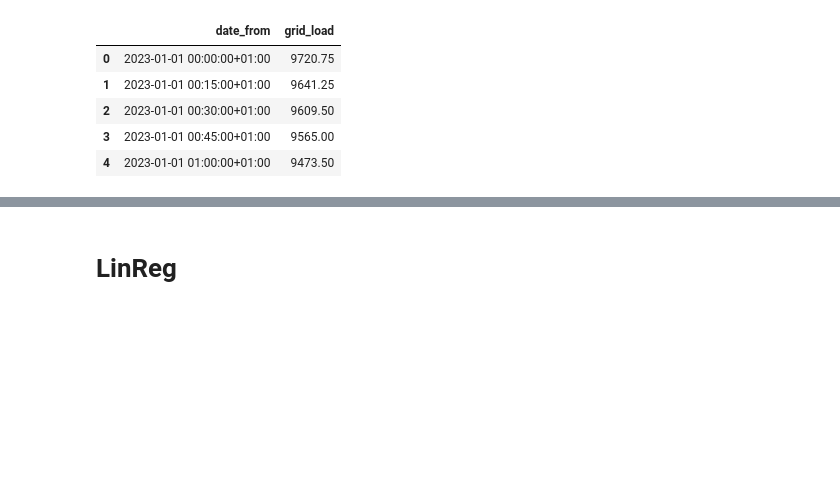
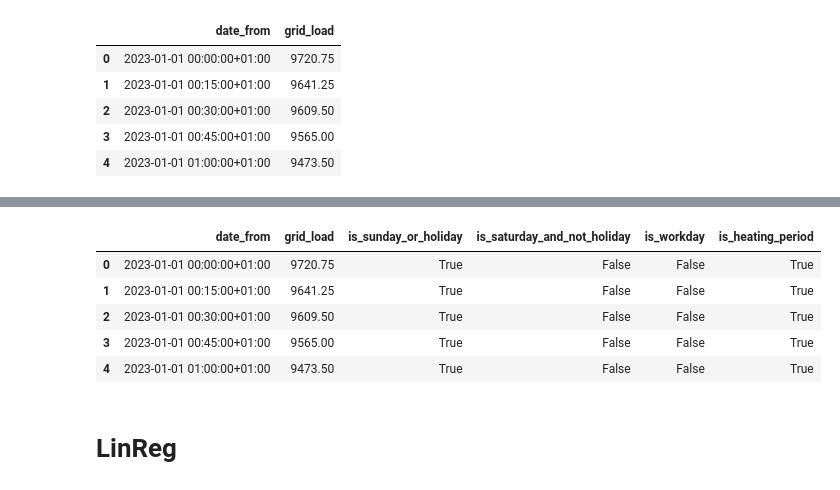
Before and after one commit to MischaDy/electricity-uq, a Jupyter notebook: energy_test.ipynb, the cells around one changed output, grey strips where cells are left out. Drawn from its saved outputs; the diff is of its cells as text; code cells hidden in the pictures; blank space fills up the shorter version.

```diff
--- a/energy_test.ipynb
+++ b/energy_test.ipynb
@@ -80 +58,15 @@ df.head()
+# %%
+# === add heating period ===
+
+# heating period is approx. from October to March, i.e. not April (4) to September (9)
+df = df.assign(is_heating_period=df.date_from.map(lambda ts: ts.month not in range(4, 9+1)))
+
+df.head()
+# %% [output]
+|  | date_from | grid_load | is_sunday_or_holiday | is_saturday_and_not_holiday | is_workday | is_heating_period |
+| 0 | 2023-01-01 00:00:00+01:00 | 9720.75 | True | False | False | True |
+| 1 | 2023-01-01 00:15:00+01:00 | 9641.25 | True | False | False | True |
+| 2 | 2023-01-01 00:30:00+01:00 | 9609.50 | True | False | False | True |
+| 3 | 2023-01-01 00:45:00+01:00 | 9565.00 | True | False | False | True |
+| 4 | 2023-01-01 01:00:00+01:00 | 9473.50 | True | False | False | True |
 # %%
```
Also changed, not shown: parts of 4 cells of this notebook.
